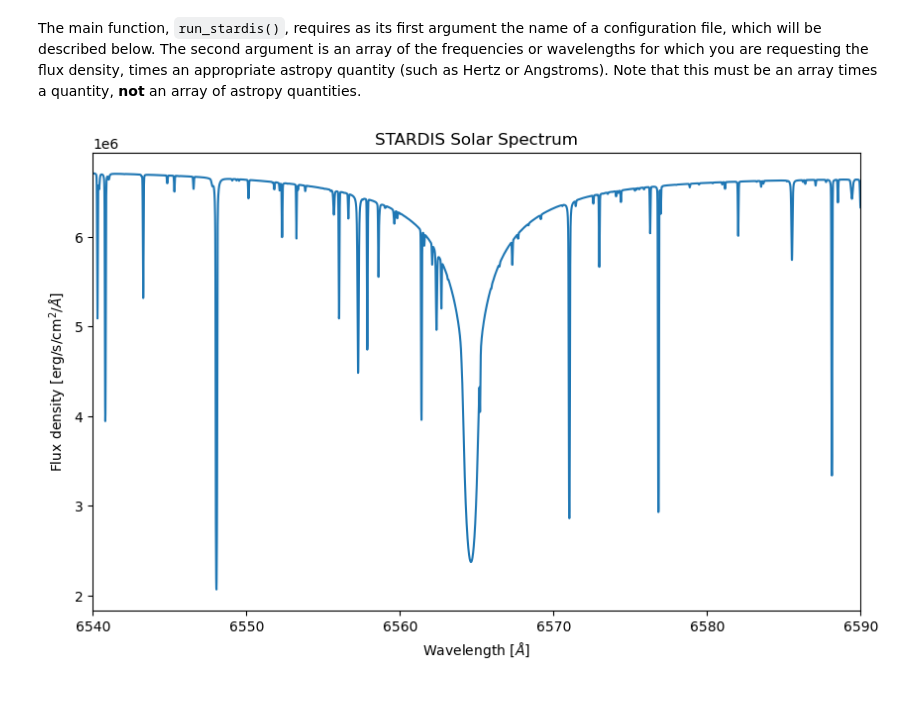
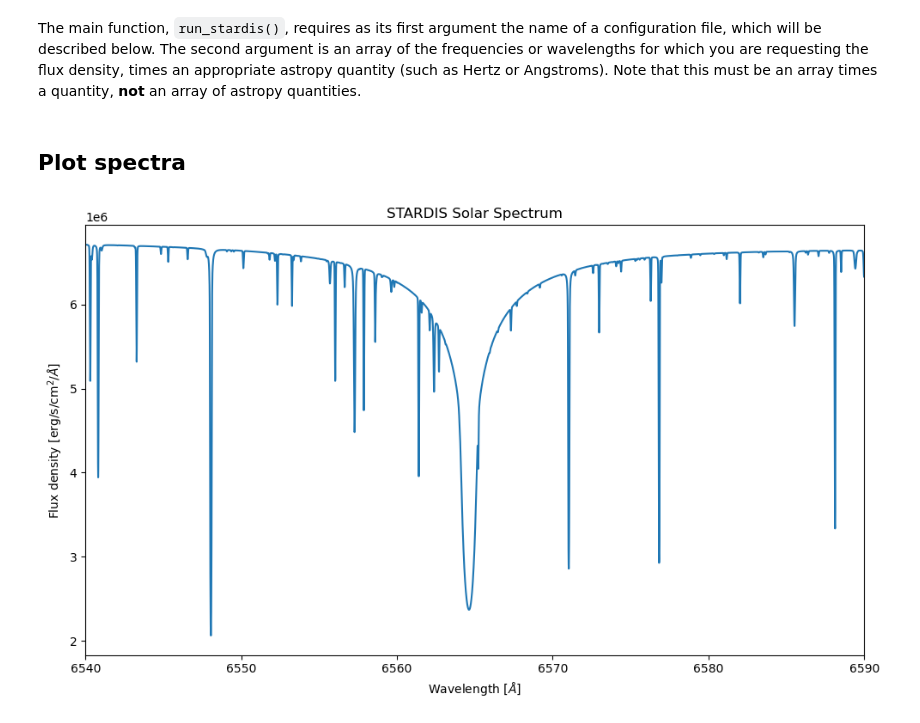
Before and after one commit to tardis-sn/stardis, a Jupyter notebook: docs/quickstart/quickstart.ipynb, the cells around one changed output. Drawn from its saved outputs; the diff is of its cells as text; code cells hidden in the pictures; blank space fills up the shorter version.

Commit message:
Rerun and polish quickstart notebook

```diff
--- a/docs/quickstart/quickstart.ipynb
+++ b/docs/quickstart/quickstart.ipynb
@@ -104,19 +104,17 @@ The main function, ``run_stardis()``, requires as its first argument the name of
 tracing_lambdas = np.mgrid[6540:6590:.01]* u.Angstrom
 
 sim = run_stardis('stardis_example.yml', tracing_lambdas)
+# %% [markdown]
+## Plot spectra
 # %%
-# Plot spectra
-
-#%matplotlib notebook
-
 plt.figure(figsize=(10,6))
 plt.plot(sim.lambdas, sim.spectrum_lambda)
 
 plt.xlim((6540,6590))
 plt.title("STARDIS Solar Spectrum")
 plt.xlabel("Wavelength [$\AA$]")
 plt.ylabel("Flux density [erg/s/cm$^2$/$\AA$]")
-
+plt.tight_layout()
 plt.show()
 # %% [output]
-[figure, old version]
+[figure, new version]
```
